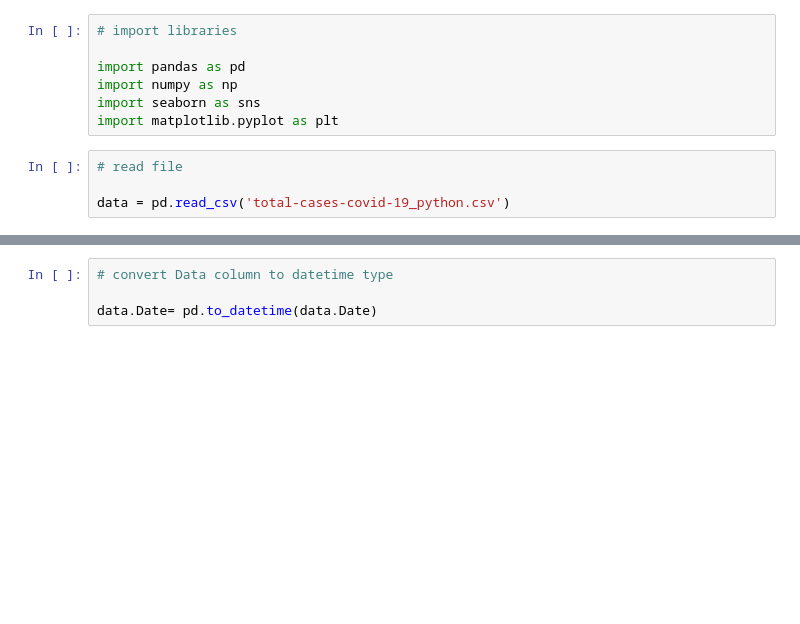
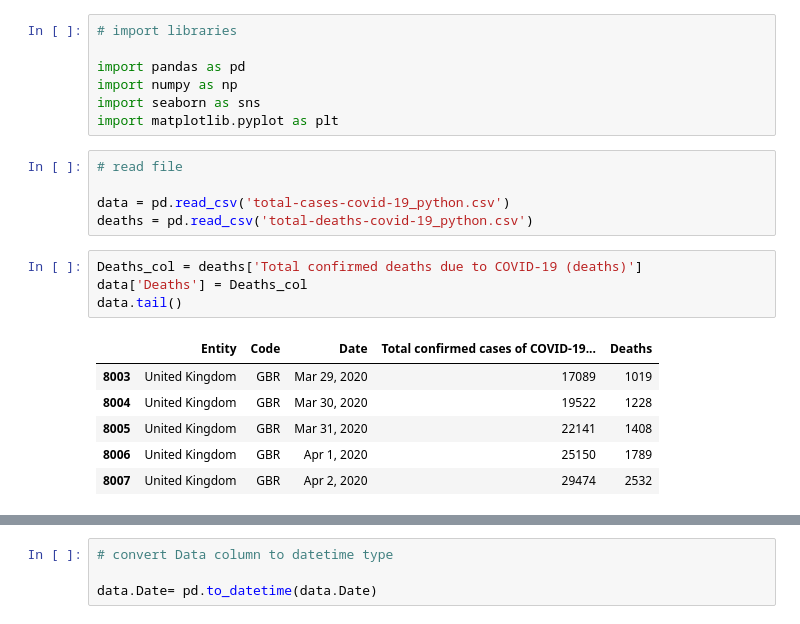
Before and after one commit to mschus91/covid19, a Jupyter notebook: newcases_uk.ipynb, the cells around one changed output, grey strips where cells are left out. Saved outputs shown, nothing was run; the diff lists cells and outputs as text; blank space fills up the shorter version.

```diff
--- a/newcases_uk.ipynb
+++ b/newcases_uk.ipynb
@@ -9,6 +9,18 @@ import matplotlib.pyplot as plt
 # read file
 
 data = pd.read_csv('total-cases-covid-19_python.csv')
+deaths = pd.read_csv('total-deaths-covid-19_python.csv')
+# %%
+Deaths_col = deaths['Total confirmed deaths due to COVID-19 (deaths)']
+data['Deaths'] = Deaths_col
+data.tail()
+# %% [output]
+|  | Entity | Code | Date | Total confirmed cases of COVID-19... | Deaths |
+| 8003 | United Kingdom | GBR | Mar 29, 2020 | 17089 | 1019 |
+| 8004 | United Kingdom | GBR | Mar 30, 2020 | 19522 | 1228 |
+| 8005 | United Kingdom | GBR | Mar 31, 2020 | 22141 | 1408 |
+| 8006 | United Kingdom | GBR | Apr 1, 2020 | 25150 | 1789 |
+| 8007 | United Kingdom | GBR | Apr 2, 2020 | 29474 | 2532 |
 # %%
 # filter uk only
 
```
Also changed, not shown: parts of 6 cells of this notebook.
